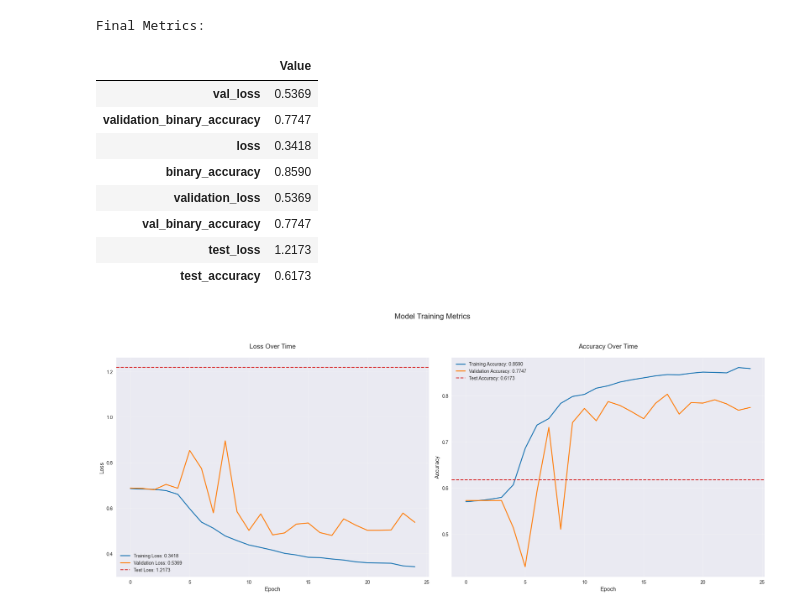
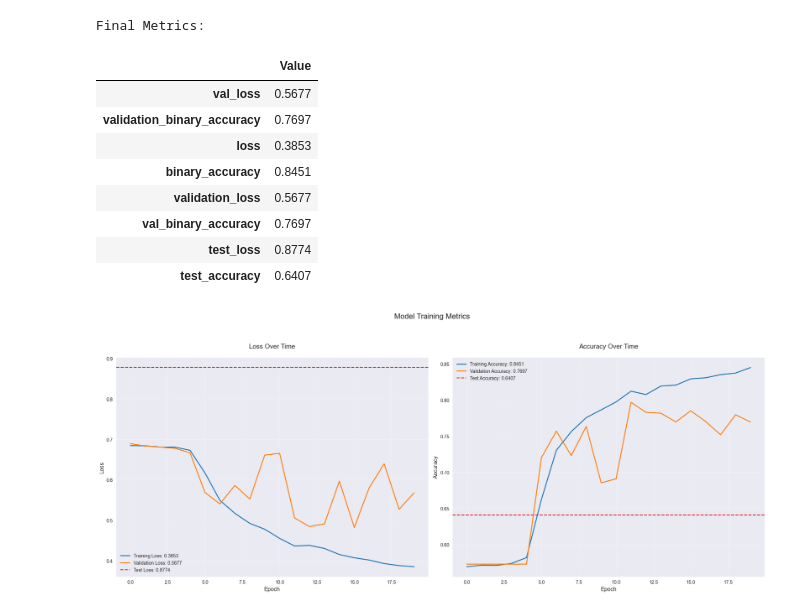
Before and after one commit to Carlos-Laborda/ECG-Project, a Jupyter notebook: src/get_metrics.ipynb, the cells around one changed output. Saved outputs shown, nothing was run; the diff lists cells and outputs as text; code cells hidden in the pictures.

```diff
--- a/src/get_metrics.ipynb
+++ b/src/get_metrics.ipynb
@@ -15,7 +15,7 @@ mlflow.set_tracking_uri("http://127.0.0.1:5000")
 
 # Get specific flow and run
 flow = Flow('ECGSimpleTrainingFlow')
-selected_run = flow['1740645002309110']
+selected_run = flow['1741276301587271']
 
 # Get the MLflow run ID
 mlflow_run_id = selected_run.data.mlflow_run_id
@@ -53,39 +53,39 @@ ax1.axhline(y=metrics.get('test_loss', 0), color='#d62728', linestyle='--',
 ax1.set_title('Loss Over Time', fontsize=14, pad=20)
 ax1.set_xlabel('Epoch', fontsize=12)
 ax1.set_ylabel('Loss', fontsize=12)
 ax1.legend(fontsize=10)
 ax1.grid(True, alpha=0.3)
 
 # Plot Accuracy
 ax2.plot(history_df['binary_accuracy'], color='#1f77b4',
          label=f'Training Accuracy: {final_train_acc:.4f}', linewidth=2)
 ax2.plot(history_df['val_binary_accuracy'], color='#ff7f0e',
          label=f'Validation Accuracy: {final_val_acc:.4f}', linewidth=2)
 ax2.axhline(y=metrics.get('test_accuracy', 0), color='#d62728', linestyle='--',
             label=f'Test Accuracy: {metrics.get("test_accuracy", 0):.4f}')
 ax2.set_title('Accuracy Over Time', fontsize=14, pad=20)
 ax2.set_xlabel('Epoch', fontsize=12)
 ax2.set_ylabel('Accuracy', fontsize=12)
 ax2.legend(fontsize=10)
 ax2.grid(True, alpha=0.3)
 
 # styling
 for ax in [ax1, ax2]:
     ax.spines['top'].set_visible(False)
     ax.spines['right'].set_visible(False)
     ax.tick_params(labelsize=10)
 
 plt.tight_layout()
 plt.show()
 # %% [output]
 Final Metrics:
 |  | Value |
-| val_loss | 0.5369 |
-| validation_binary_accuracy | 0.7747 |
-| loss | 0.3418 |
-| binary_accuracy | 0.8590 |
-| validation_loss | 0.5369 |
-| val_binary_accuracy | 0.7747 |
-| test_loss | 1.2173 |
-| test_accuracy | 0.6173 |
+| val_loss | 0.5677 |
+| validation_binary_accuracy | 0.7697 |
+| loss | 0.3853 |
+| binary_accuracy | 0.8451 |
+| validation_loss | 0.5677 |
+| val_binary_accuracy | 0.7697 |
+| test_loss | 0.8774 |
+| test_accuracy | 0.6407 |
-[figure, old version]
+[figure, new version]
```
